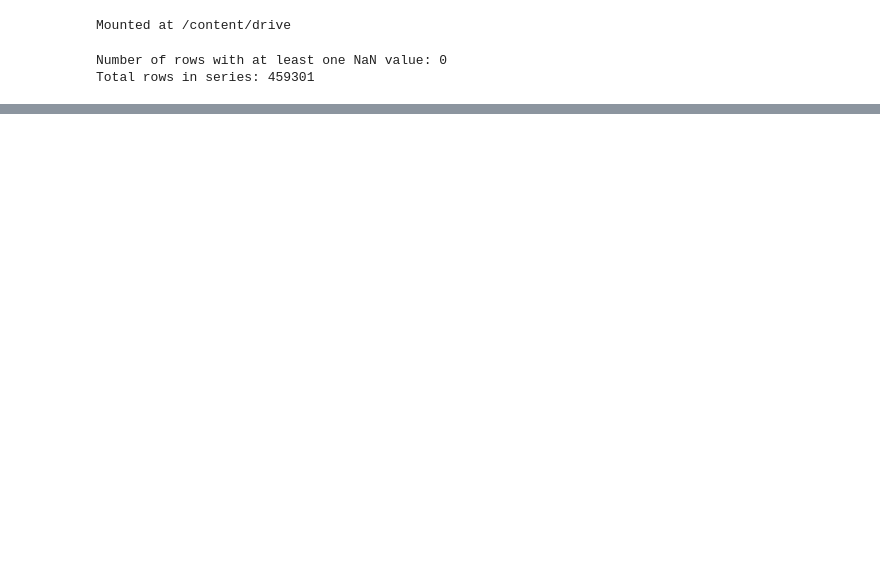
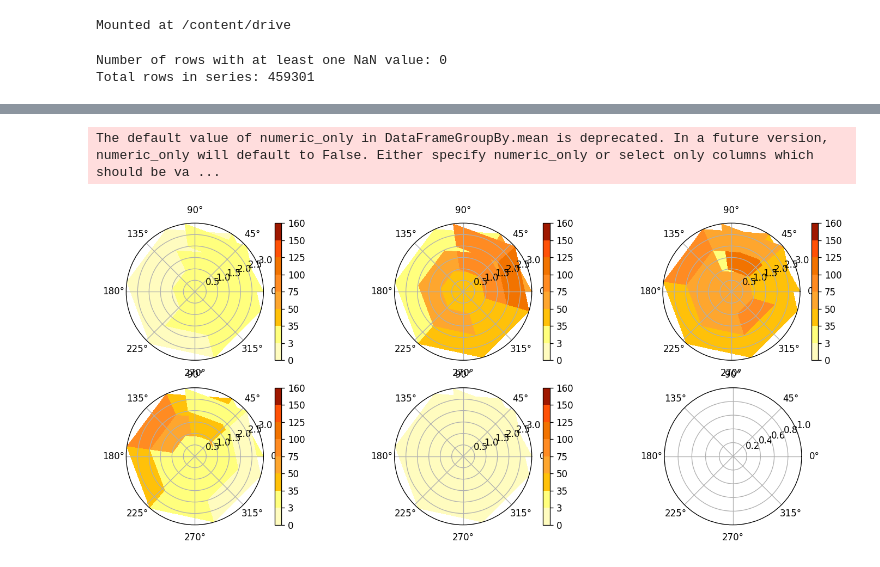
Before and after one commit to igordantasgf/analise_dados_microambientais, a Jupyter notebook: fly_eye_visualize.ipynb, the cells around one changed output, grey strips where cells are left out. Cells and saved outputs as stored; diff of their text form; code cells hidden in the pictures; blank space fills up the shorter version.

Commit message:
plot dos sensores para horas diferentes + protótipo interativo

```diff
--- a/fly_eye_visualize.ipynb
+++ b/fly_eye_visualize.ipynb
@@ -107,7 +109,7 @@ def gerar_horarios_dia(tabela, date1, date2=None):
   valores = []
   for i in ['06','09','12','15','18']:
     tabela_i = tabela.loc[i]
-    valores.append([tabela_i[0:8],tabela_i[8:16],[tabela_i[16]]*8])
+    valores.append(pd.concat([pd.Series([tabela_i[16]]*8, ["CelSol_17_1Avg","CelSol_17_2Avg","CelSol_17_3Avg","CelSol_17_4Avg","CelSol_17_5Avg","CelSol_17_6Avg","CelSol_17_7Avg","CelSol_17_8Avg"]),tabela_i[8:16],tabela_i[0:8]]))
 
   return valores
 # %%
@@ -178,2 +180,28 @@ plt.colorbar(ctf)
 [figure]
 [figure]
+# %%
+import matplotlib
+from matplotlib.colors import LinearSegmentedColormap
+import plotly.express as px
+
+dados_horarios = gerar_horarios_dia(labmim_backup, '2022-09-04', '2022-09-05')
+fig, axs = plt.subplots(2,3,figsize=(15,6),dpi=120, subplot_kw=dict(projection='polar'))
+#orig_map=plt.cm.get_cmap('hot')
+bounds = [0,3,35,50,75,100,125,150,160]
+colors = ['#fffcbf','#ffff7d','#ffc109','#fea62e','#ff8b22','#f27300','#ff5106','#dd2d00','#9f1800']
+cmap = matplotlib.colors.ListedColormap(colors)
+norm = matplotlib.colors.BoundaryNorm(bounds, len(colors))
+
+
+a = np.linspace(0,2*np.pi,8) # Sepação das partes em radianos
+b = np.linspace(0,1,3) # Camadas por distancia ao centro
+
+for ax,x in zip(axs.flat,dados_horarios):
+  ctf = ax.pcolor([x[0:8], x[8:16], x[16:24]], cmap=cmap, norm=norm)
+  plt.colorbar(ctf)
+
+
+plt.show()
+# %% [output]
+The default value of numeric_only in DataFrameGroupBy.mean is deprecated. In a future version, numeric_only will default to False. Either specify numeric_only or select only columns which should be va ...
+[figure, added]
```
Also changed, not shown: parts of 3 cells of this notebook.
